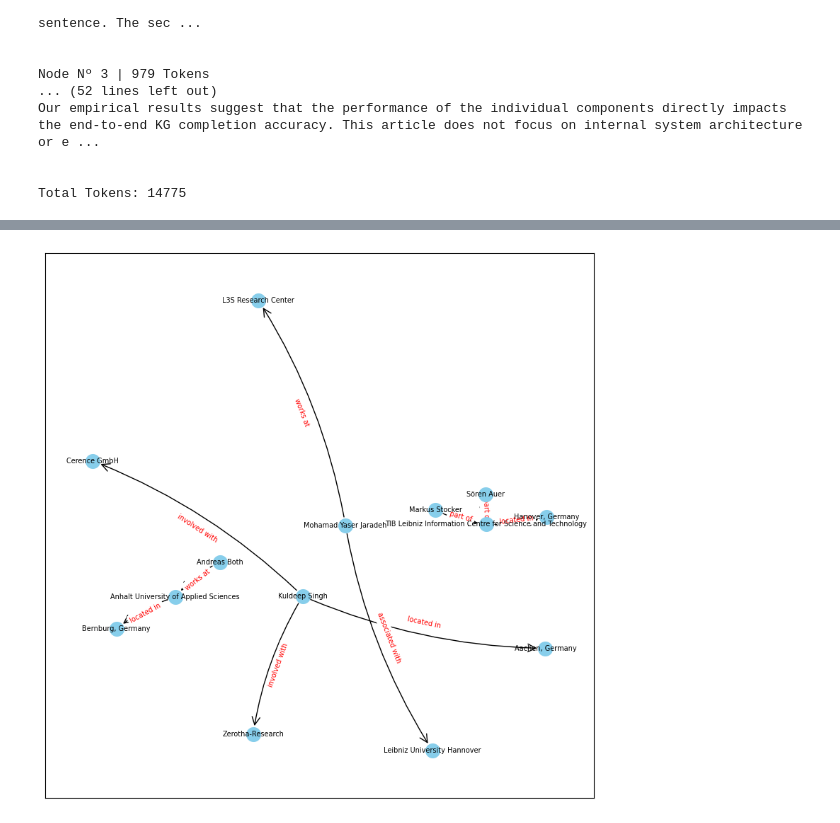
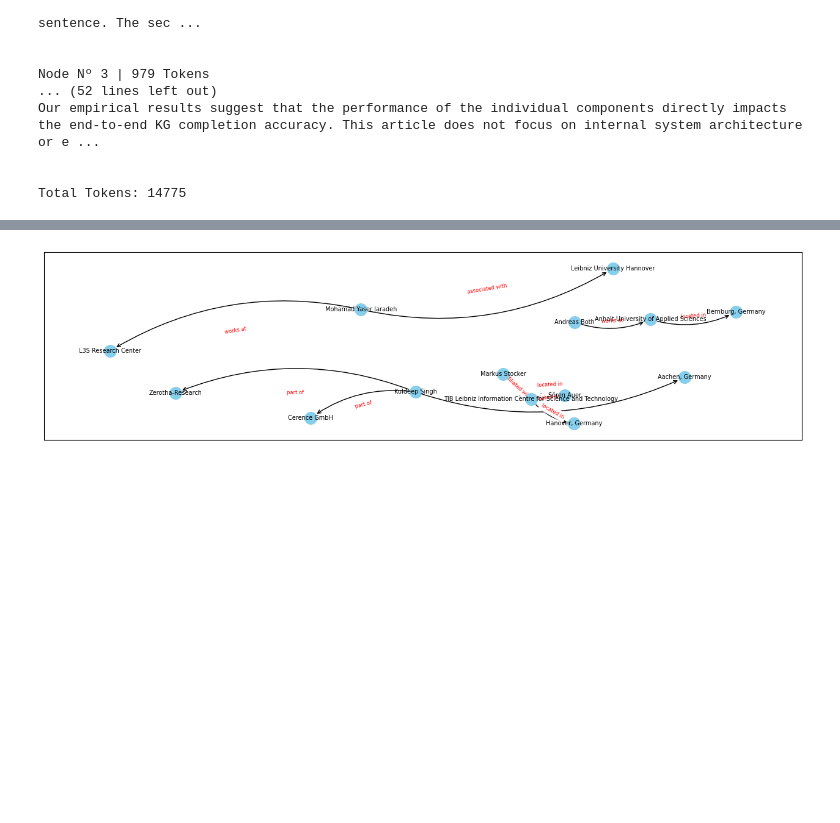
Before and after one commit to gustavoespindola/notebooks, a Jupyter notebook: prompt_graph_graphgpt.ipynb, the cells around one changed output, grey strips where cells are left out. Cells and saved outputs as stored; diff of their text form; code cells hidden in the pictures; blank space fills up the shorter version.

```diff
--- a/prompt_graph_graphgpt.ipynb
+++ b/prompt_graph_graphgpt.ipynb
@@ -173,7 +187,7 @@ for edge in response['edges']:
 
 pos = nx.spring_layout(G)
 
-plt.figure(figsize=(10, 10))
+plt.figure(figsize=(16, 4))
 
 # Draw the edges
 nx.draw_networkx_edges(
@@ -183,34 +197,34 @@ nx.draw_networkx_edges(
     width=1,
     edge_cmap=plt.cm.Blues,
     arrowstyle='->',
-    connectionstyle='arc3, rad = 0.1',
-    arrowsize=20
+    connectionstyle='arc3, rad = 0.2',
+    arrowsize=10
 )
 
 edge_labels = nx.get_edge_attributes(G, 'label')
 nx.draw_networkx_edge_labels(
     G,
     pos,
     edge_labels=edge_labels,
     font_color='red',
-    font_size=7
+    font_size=6
 )
 # Draw the nodes (after the edges)
 nx.draw_networkx_nodes(
     G,
     pos,
     node_size=200,
     node_color='skyblue'
 )
 
 # Draw the node labels
 nx.draw_networkx_labels(
     G,
     pos,
     labels={node: node for node in G.nodes()},
     font_size=7,
     font_color='black'
 )
 plt.show()
 # %% [output]
-[figure, old version]
+[figure, new version]
```
Also changed, not shown: parts of 4 cells of this notebook, 1 other file.
